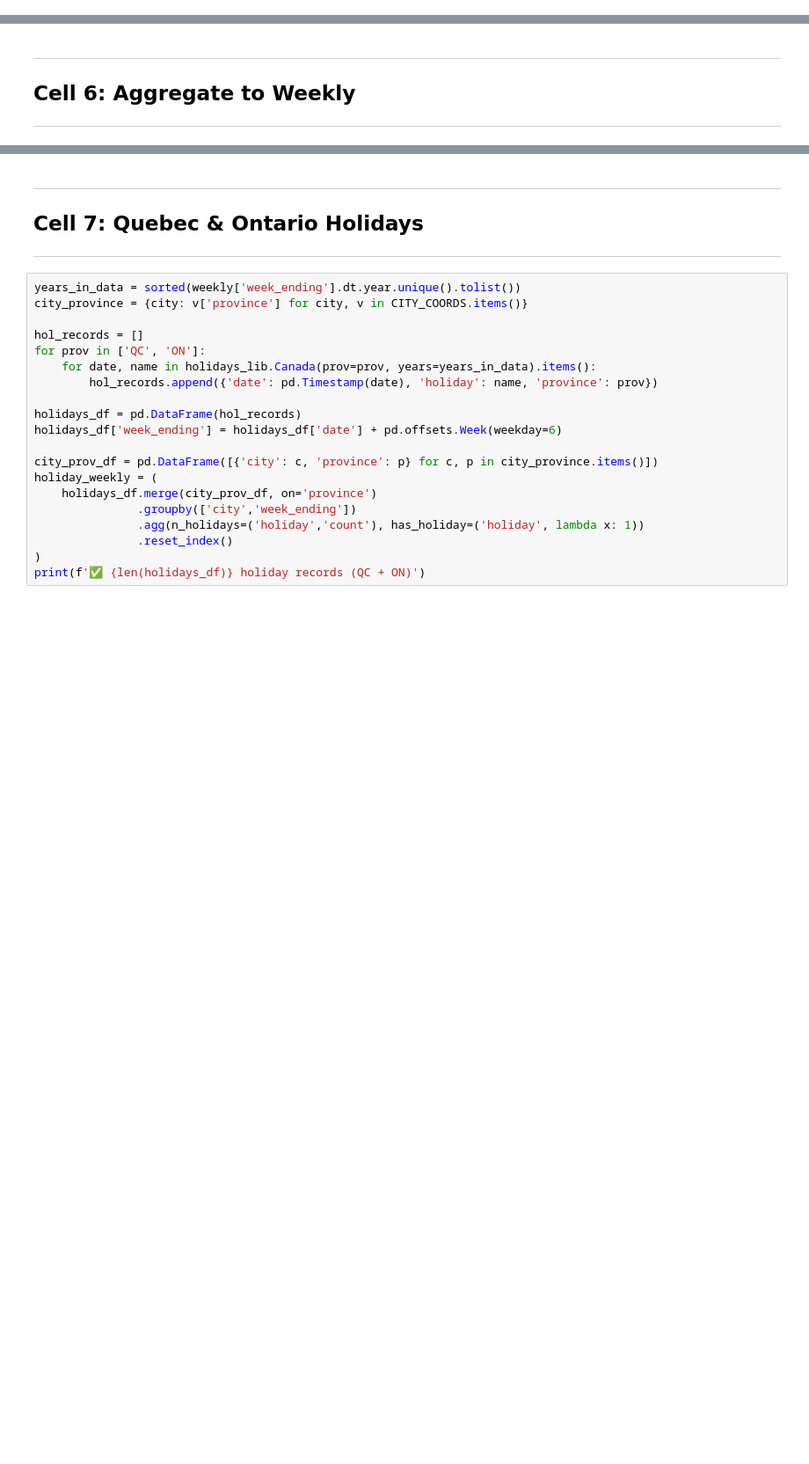
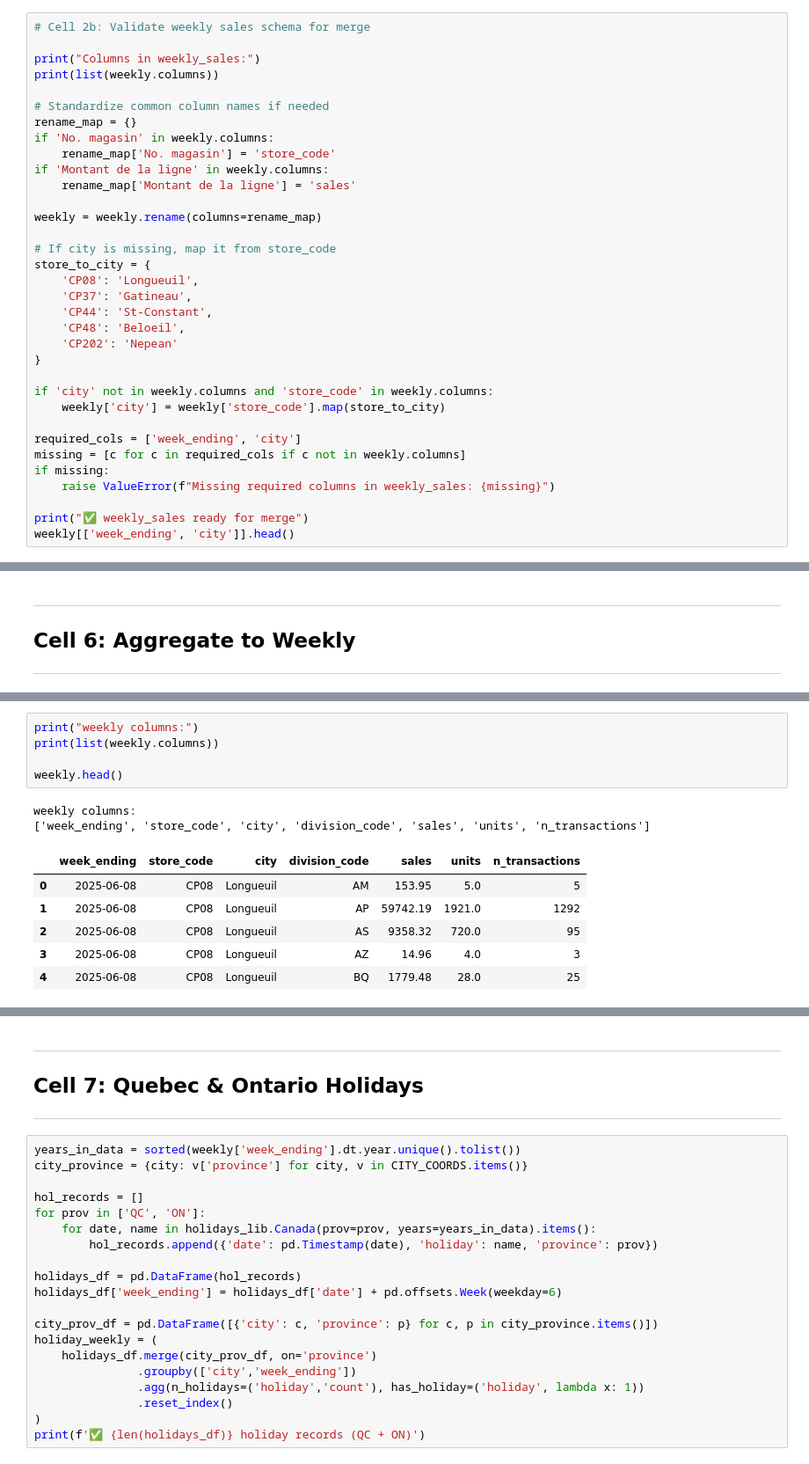
Before and after one commit to 1767902694-svg/busa693-clubpiscine, a Jupyter notebook: use_case_4_forecasting/notebooks/02_weather_integration.ipynb, the cells around one changed output, grey strips where cells are left out. Shown at 88% size. Saved outputs shown, nothing was run; the diff lists cells and outputs as text; blank space fills up the shorter version.

```diff
--- a/use_case_4_forecasting/notebooks/02_weather_integration.ipynb
+++ b/use_case_4_forecasting/notebooks/02_weather_integration.ipynb
@@ -79,3 +79,37 @@ Weekly sales loaded: (1333, 7)
 📅 Historical range : 2025-06-08 → 2025-09-14
 🔮 Forward forecast : 16 days
 🏙️  Cities           : ['Longueuil', 'Gatineau', 'St-Constant', 'Beloeil', 'Nepean']
+# %%
+# Cell 2b: Validate weekly sales schema for merge
+
+print("Columns in weekly_sales:")
+print(list(weekly.columns))
+
+# Standardize common column names if needed
+rename_map = {}
+if 'No. magasin' in weekly.columns:
+    rename_map['No. magasin'] = 'store_code'
+if 'Montant de la ligne' in weekly.columns:
+    rename_map['Montant de la ligne'] = 'sales'
+
+weekly = weekly.rename(columns=rename_map)
+
+# If city is missing, map it from store_code
+store_to_city = {
+    'CP08': 'Longueuil',
+    'CP37': 'Gatineau',
+    'CP44': 'St-Constant',
+    'CP48': 'Beloeil',
+    'CP202': 'Nepean'
+}
+
+if 'city' not in weekly.columns and 'store_code' in weekly.columns:
+    weekly['city'] = weekly['store_code'].map(store_to_city)
+
+required_cols = ['week_ending', 'city']
+missing = [c for c in required_cols if c not in weekly.columns]
+if missing:
+    raise ValueError(f"Missing required columns in weekly_sales: {missing}")
+
+print("✅ weekly_sales ready for merge")
+weekly[['week_ending', 'city']].head()
@@ -268,0 +414,14 @@ Date range: 2025-06-08 → 2026-03-22
+# %%
+print("weekly columns:")
+print(list(weekly.columns))
+
+weekly.head()
+# %% [output]
+weekly columns:
+['week_ending', 'store_code', 'city', 'division_code', 'sales', 'units', 'n_transactions']
+|  | week_ending | store_code | city | division_code | sales | units | n_transactions |
+| 0 | 2025-06-08 | CP08 | Longueuil | AM | 153.95 | 5.0 | 5 |
+| 1 | 2025-06-08 | CP08 | Longueuil | AP | 59742.19 | 1921.0 | 1292 |
+| 2 | 2025-06-08 | CP08 | Longueuil | AS | 9358.32 | 720.0 | 95 |
+| 3 | 2025-06-08 | CP08 | Longueuil | AZ | 14.96 | 4.0 | 3 |
+| 4 | 2025-06-08 | CP08 | Longueuil | BQ | 1779.48 | 28.0 | 25 |
```
Also changed, not shown: parts of 10 cells of this notebook.
